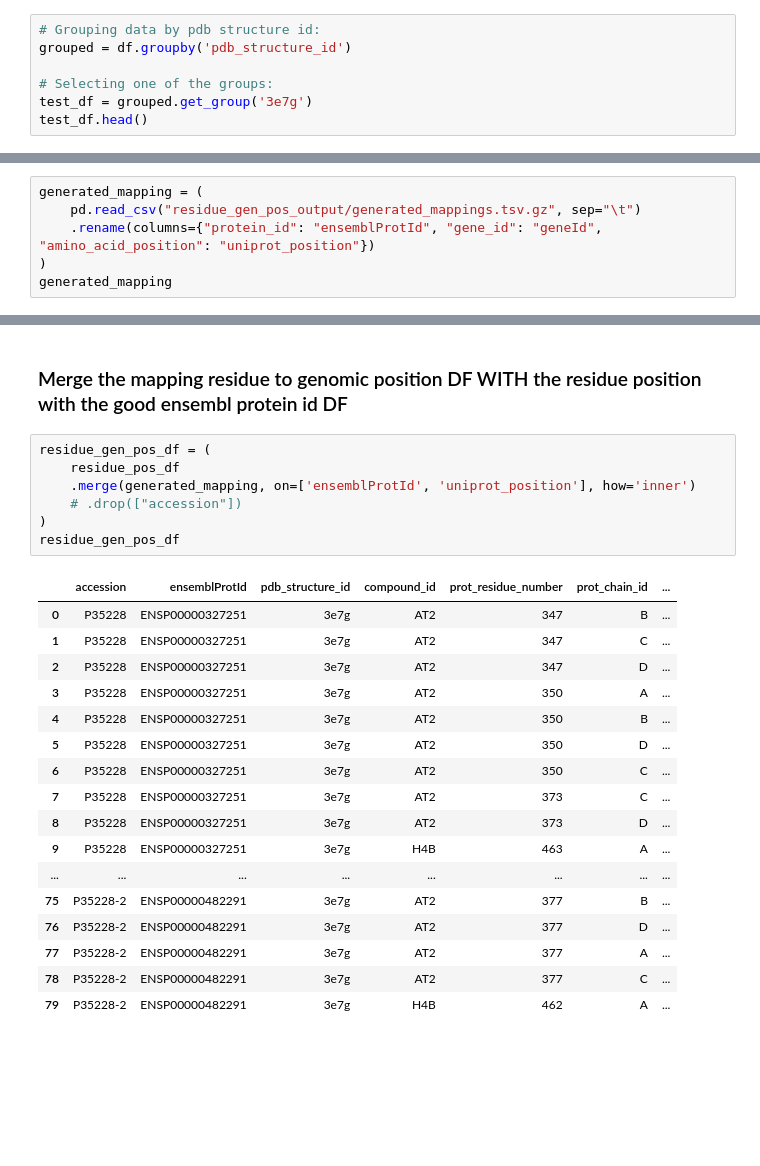
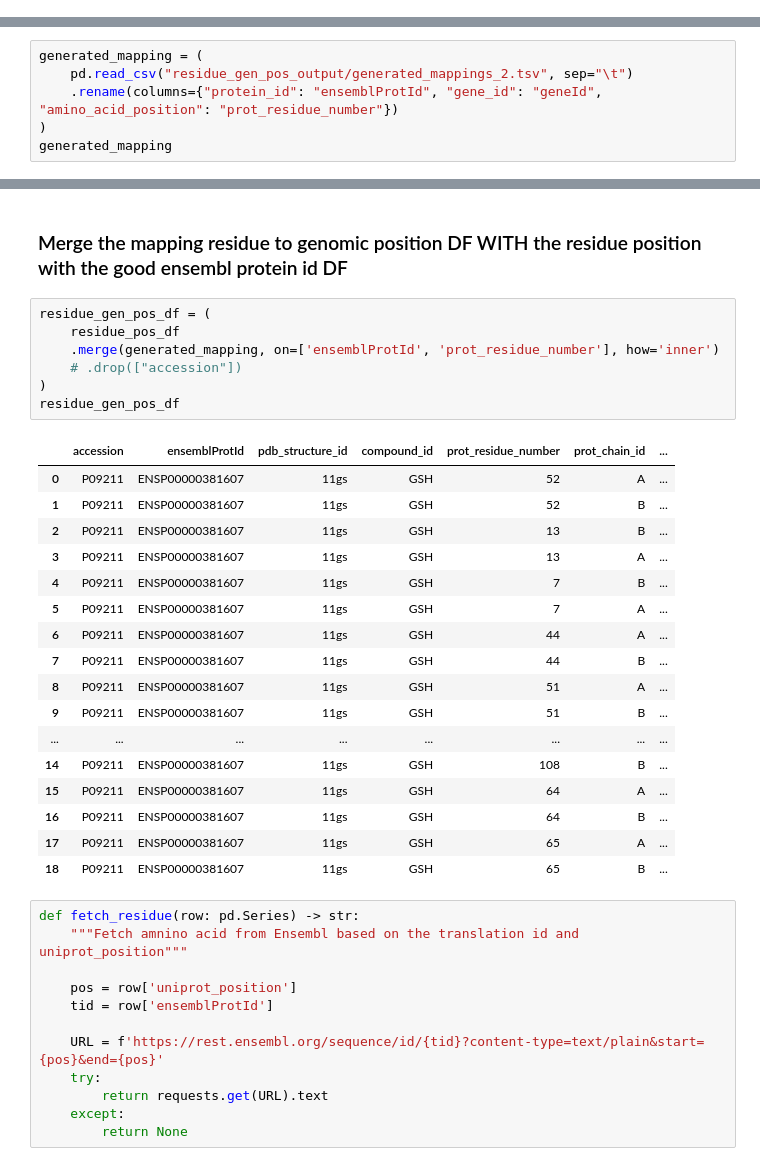
Before and after one commit to MarineGirardey/OpenTargetInternship, a Jupyter notebook: scripts/investigation_genomic_loc_3.ipynb, the cells around one changed output, grey strips where cells are left out. Drawn from its saved outputs; the diff is of its cells as text; blank space fills up the shorter version.

```diff
--- a/scripts/investigation_genomic_loc_3.ipynb
+++ b/scripts/investigation_genomic_loc_3.ipynb
@@ -64,9 +70,2 @@ df.head()
 # %% [markdown]
 ### Group by pdb structure and take only one group (one structure)
-# %%
-# Grouping data by pdb structure id:
-grouped = df.groupby('pdb_structure_id')
-
-# Selecting one of the groups:
-test_df = grouped.get_group('3e7g')
-test_df.head()
@@ -200,8 +237,8 @@ residue_pos_df
 ### Open the mapping residue index to genomic position file
 # %%
 generated_mapping = (
-    pd.read_csv("residue_gen_pos_output/generated_mappings.tsv.gz", sep="\t")
-    .rename(columns={"protein_id": "ensemblProtId", "gene_id": "geneId", "amino_acid_position": "uniprot_position"})
+    pd.read_csv("residue_gen_pos_output/generated_mappings_2.tsv", sep="\t")
+    .rename(columns={"protein_id": "ensemblProtId", "gene_id": "geneId", "amino_acid_position": "prot_residue_number"})
 )
 generated_mapping
 # %% [output]
@@ -223,25 +260,37 @@ generated_mapping
 # %%
 residue_gen_pos_df = (
     residue_pos_df
-    .merge(generated_mapping, on=['ensemblProtId', 'uniprot_position'], how='inner')
+    .merge(generated_mapping, on=['ensemblProtId', 'prot_residue_number'], how='inner')
     # .drop(["accession"])
 )
 residue_gen_pos_df
 # %% [output]
 |  | accession | ensemblProtId | pdb_structure_id | compound_id | prot_residue_number | prot_chain_id | ... |
-| 0 | P35228 | ENSP00000327251 | 3e7g | AT2 | 347 | B | ... |
-| 1 | P35228 | ENSP00000327251 | 3e7g | AT2 | 347 | C | ... |
-| 2 | P35228 | ENSP00000327251 | 3e7g | AT2 | 347 | D | ... |
-| 3 | P35228 | ENSP00000327251 | 3e7g | AT2 | 350 | A | ... |
-| 4 | P35228 | ENSP00000327251 | 3e7g | AT2 | 350 | B | ... |
-| 5 | P35228 | ENSP00000327251 | 3e7g | AT2 | 350 | D | ... |
-| 6 | P35228 | ENSP00000327251 | 3e7g | AT2 | 350 | C | ... |
-| 7 | P35228 | ENSP00000327251 | 3e7g | AT2 | 373 | C | ... |
-| 8 | P35228 | ENSP00000327251 | 3e7g | AT2 | 373 | D | ... |
-| 9 | P35228 | ENSP00000327251 | 3e7g | H4B | 463 | A | ... |
+| 0 | P09211 | ENSP00000381607 | 11gs | GSH | 52 | A | ... |
+| 1 | P09211 | ENSP00000381607 | 11gs | GSH | 52 | B | ... |
+| 2 | P09211 | ENSP00000381607 | 11gs | GSH | 13 | B | ... |
+| 3 | P09211 | ENSP00000381607 | 11gs | GSH | 13 | A | ... |
+| 4 | P09211 | ENSP00000381607 | 11gs | GSH | 7 | B | ... |
+| 5 | P09211 | ENSP00000381607 | 11gs | GSH | 7 | A | ... |
+| 6 | P09211 | ENSP00000381607 | 11gs | GSH | 44 | A | ... |
+| 7 | P09211 | ENSP00000381607 | 11gs | GSH | 44 | B | ... |
+| 8 | P09211 | ENSP00000381607 | 11gs | GSH | 51 | A | ... |
+| 9 | P09211 | ENSP00000381607 | 11gs | GSH | 51 | B | ... |
 | ... | ... | ... | ... | ... | ... | ... | ... |
-| 75 | P35228-2 | ENSP00000482291 | 3e7g | AT2 | 377 | B | ... |
-| 76 | P35228-2 | ENSP00000482291 | 3e7g | AT2 | 377 | D | ... |
-| 77 | P35228-2 | ENSP00000482291 | 3e7g | AT2 | 377 | A | ... |
-| 78 | P35228-2 | ENSP00000482291 | 3e7g | AT2 | 377 | C | ... |
-| 79 | P35228-2 | ENSP00000482291 | 3e7g | H4B | 462 | A | ... |
+| 14 | P09211 | ENSP00000381607 | 11gs | GSH | 108 | B | ... |
+| 15 | P09211 | ENSP00000381607 | 11gs | GSH | 64 | A | ... |
+| 16 | P09211 | ENSP00000381607 | 11gs | GSH | 64 | B | ... |
+| 17 | P09211 | ENSP00000381607 | 11gs | GSH | 65 | A | ... |
+| 18 | P09211 | ENSP00000381607 | 11gs | GSH | 65 | B | ... |
+# %%
+def fetch_residue(row: pd.Series) -> str:
+    """Fetch amnino acid from Ensembl based on the translation id and uniprot_position"""
+
+    pos = row['uniprot_position']
+    tid = row['ensemblProtId']
+
+    URL = f'https://rest.ensembl.org/sequence/id/{tid}?content-type=text/plain&start={pos}&end={pos}'
+    try:
+        return requests.get(URL).text
+    except:
+        return None
```
Also changed, not shown: parts of 12 cells of this notebook.
